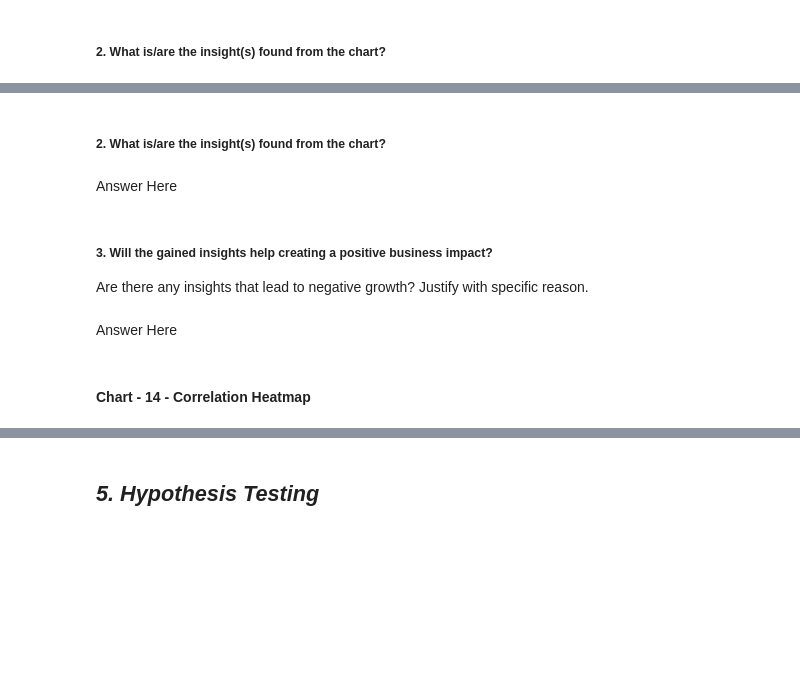
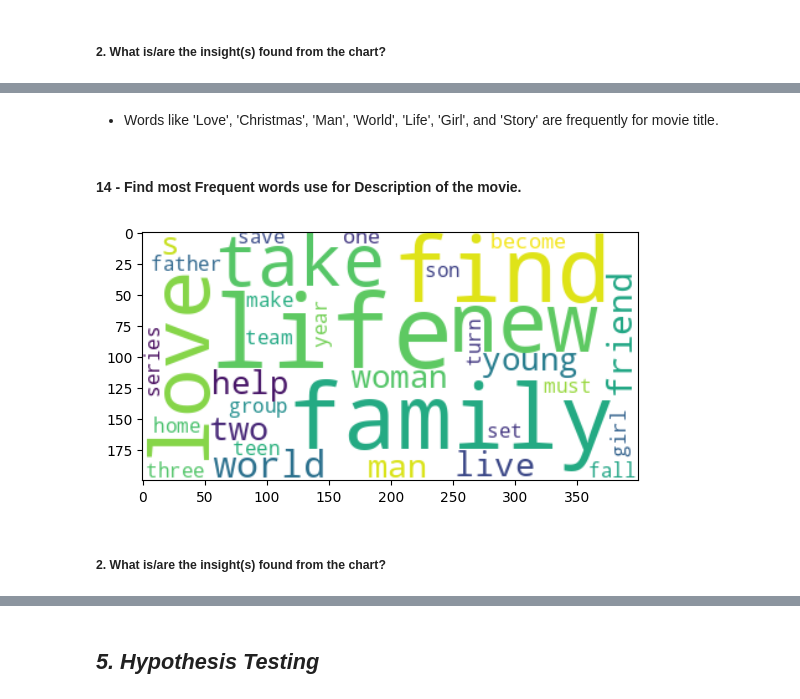
Before and after one commit to Amitkumardas123/Netflix-Movies-and-TV-Shows-Clustering, a Jupyter notebook: Netflix_Movies_and_TV_Shows_Clustering.ipynb, the cells around one changed output, grey strips where cells are left out. Cells and saved outputs as stored; diff of their text form; code cells hidden in the pictures; blank space fills up the shorter version.

```diff
--- a/Netflix_Movies_and_TV_Shows_Clustering.ipynb
+++ b/Netflix_Movies_and_TV_Shows_Clustering.ipynb
@@ -590,11 +752,18 @@ Answer Here.
+# %% [markdown]
+* Words like 'Love', 'Christmas', 'Man', 'World', 'Life', 'Girl', and 'Story' are frequently for movie title.
+# %% [markdown]
+#### 14 - Find most Frequent words use for Description of the movie.
+# %%
+# text documents
+text = " ".join(word for word in netflix_df['description'])
+
+# create the word cloud using WordCloud library
+wordcloud = WordCloud(stopwords=STOPWORDS, background_color='white', min_font_size=15).generate(text)
+
+# plot the word cloud
+plt.imshow(wordcloud,  interpolation='bilinear')
+plt.show()
+# %% [output]
+[figure, added]
 # %% [markdown]
 ##### 2. What is/are the insight(s) found from the chart?
-# %% [markdown]
-Answer Here
-# %% [markdown]
-##### 3. Will the gained insights help creating a positive business impact?
-Are there any insights that lead to negative growth? Justify with specific reason.
-# %% [markdown]
-Answer Here
-# %% [markdown]
-#### Chart - 14 - Correlation Heatmap
```
Also changed, not shown: parts of 66 cells of this notebook.
